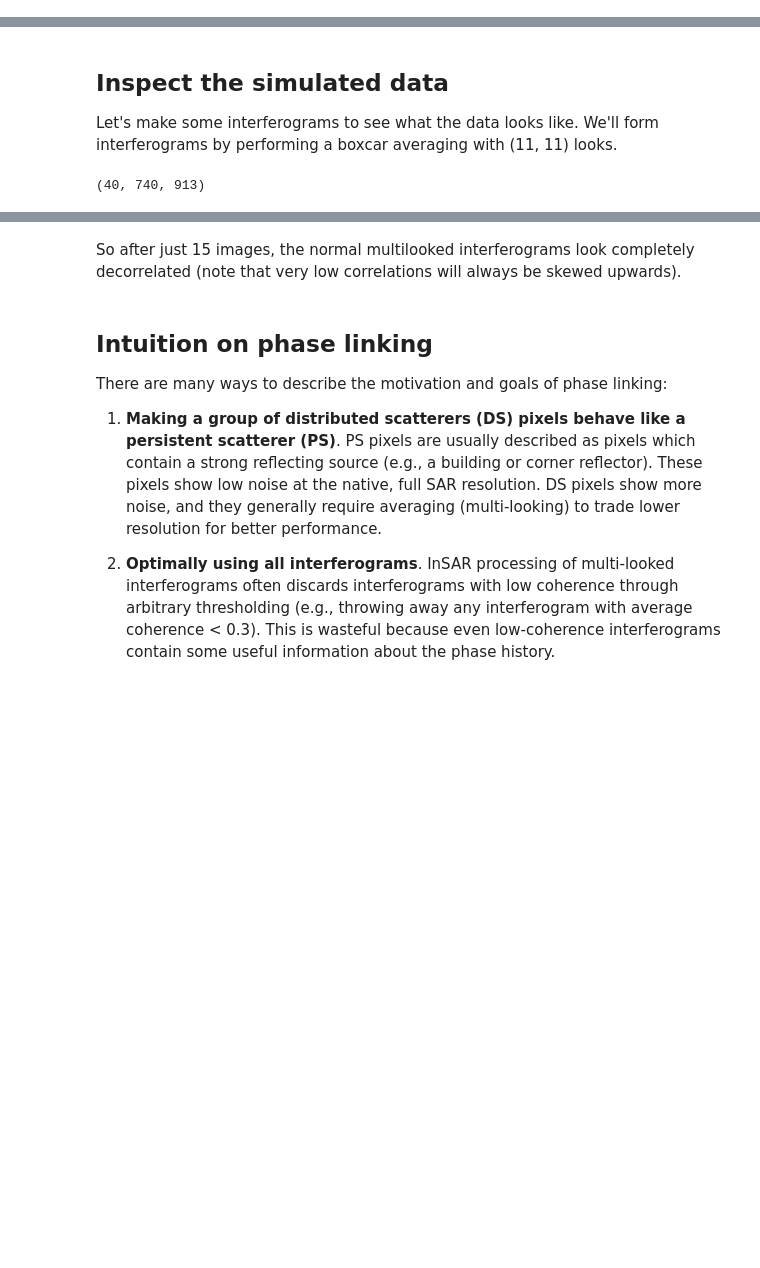
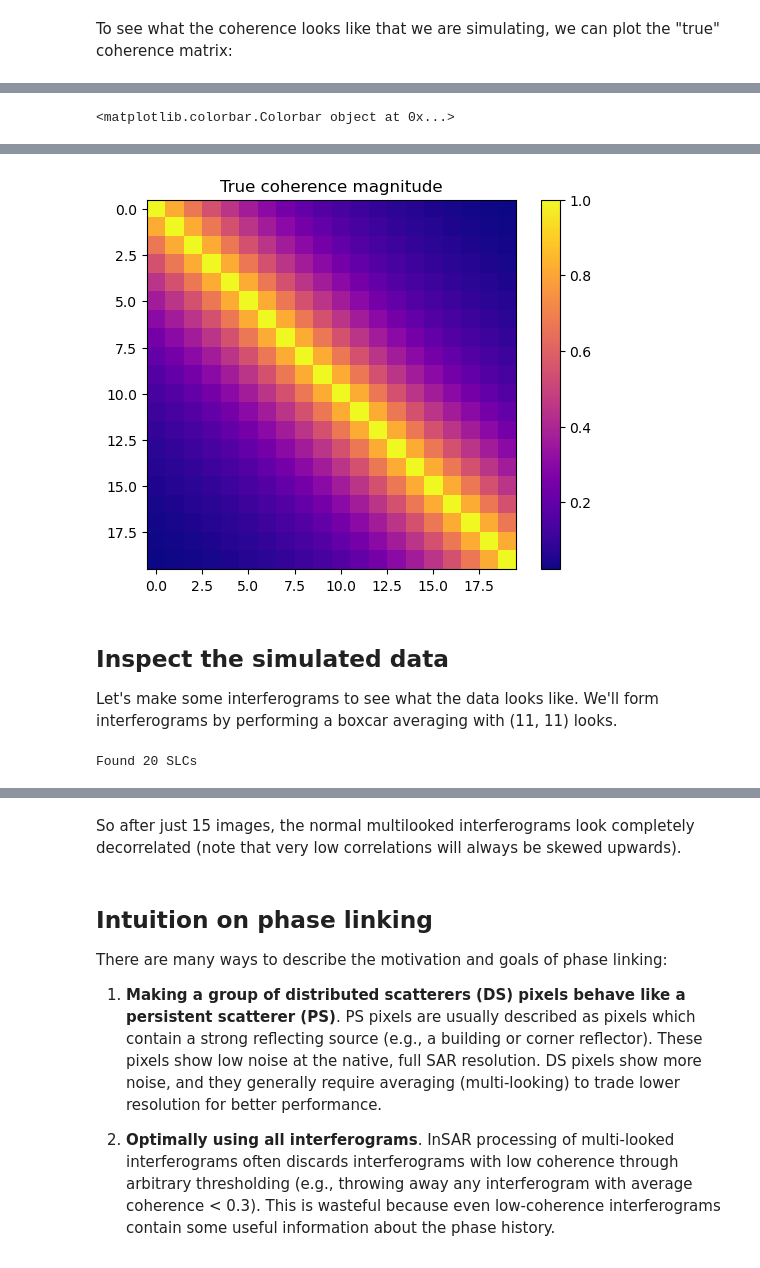
Before and after one commit to isce-framework/dolphin, a Jupyter notebook: docs/notebooks/theory-phase-linking.ipynb, the cells around one changed output, grey strips where cells are left out. Drawn from its saved outputs; the diff is of its cells as text; code cells hidden in the pictures; blank space fills up the shorter version.

```diff
--- a/docs/notebooks/theory-phase-linking.ipynb
+++ b/docs/notebooks/theory-phase-linking.ipynb
@@ -60,7 +43,8 @@ with open("synth-config.json", "w") as f:
 from synth.config import SimulationInputs
 from synth.core import create_simulation_data
 
-with open("synth-config.json") as f:
-    inputs = SimulationInputs.model_validate_json(f.read())
-    create_simulation_data(inputs)
+synth_config = SimulationInputs.model_validate_json(
+    Path("synthetic-demo/synth_config.json").read_text()
+)
+rich.print(synth_config.custom_covariance)
 # %% [output]
@@ -85,0 +57,9 @@ phase_ramps.h5        turbulence.h5
+# %% [markdown]
+To see what the coherence looks like that we are simulating, we can plot the "true" coherence matrix:
+# %%
+true_coherence = synth_config.get_custom_covariance_array()
+fig, ax = plt.subplots()
+axim = ax.imshow(np.abs(true_coherence), cmap="plasma")
+ax.set_title("True coherence magnitude")
+fig.colorbar(axim)
+# %% [output]
@@ -85,0 +67 @@ phase_ramps.h5        turbulence.h5
+<matplotlib.colorbar.Colorbar object at 0x...>
@@ -86,13 +69,11 @@ phase_ramps.h5        turbulence.h5
+[figure, added]
 # %% [markdown]
 ## Inspect the simulated data
 
 Let's make some interferograms to see what the data looks like.
 We'll form interferograms by performing a boxcar averaging with (11, 11) looks.
 # %%
-slc_file_list = sorted(Path("slcs").glob("2*.tif"))
-
-# Create a Reader for the SLC stack
-reader = io.RasterStackReader.from_file_list(slc_file_list)
-print(reader.shape)
+slc_file_list = sorted(Path("synthetic-demo/slcs").glob("2*.tif"))
+print(f"Found {len(slc_file_list)} SLCs")
 # %% [output]
-(40, 740, 913)
+Found 20 SLCs
```
Also changed, not shown: parts of 46 cells of this notebook.
